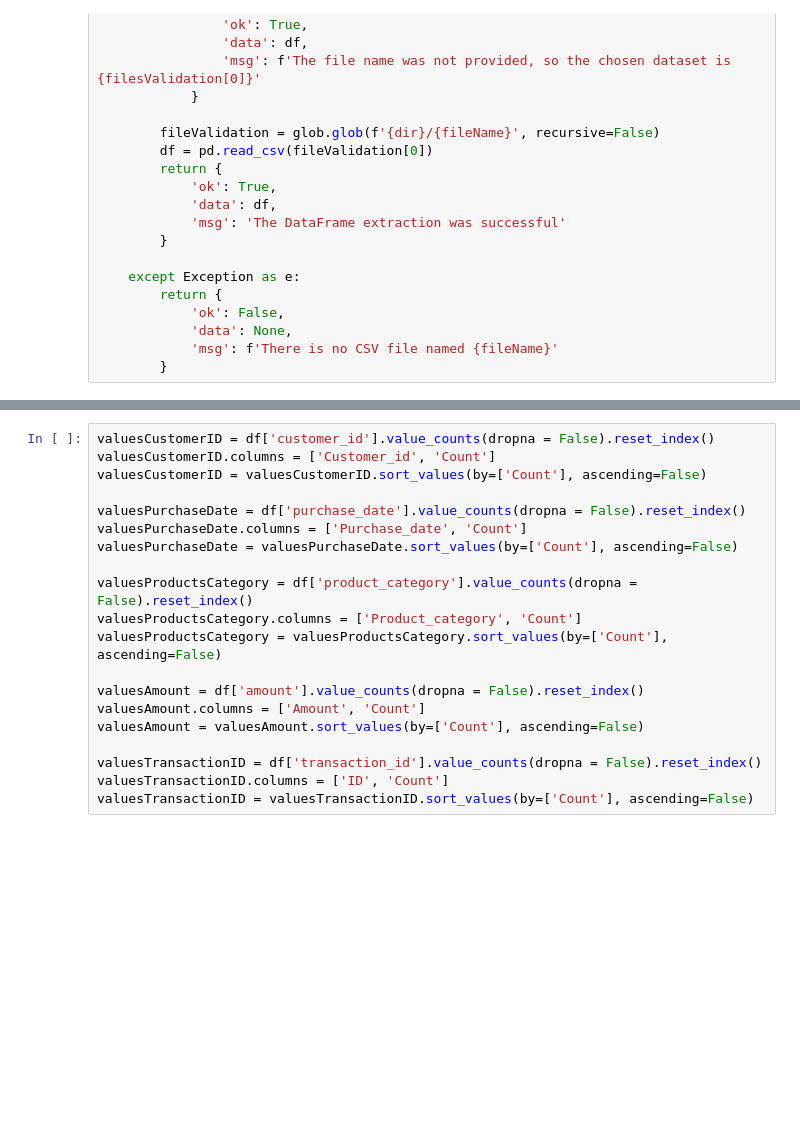
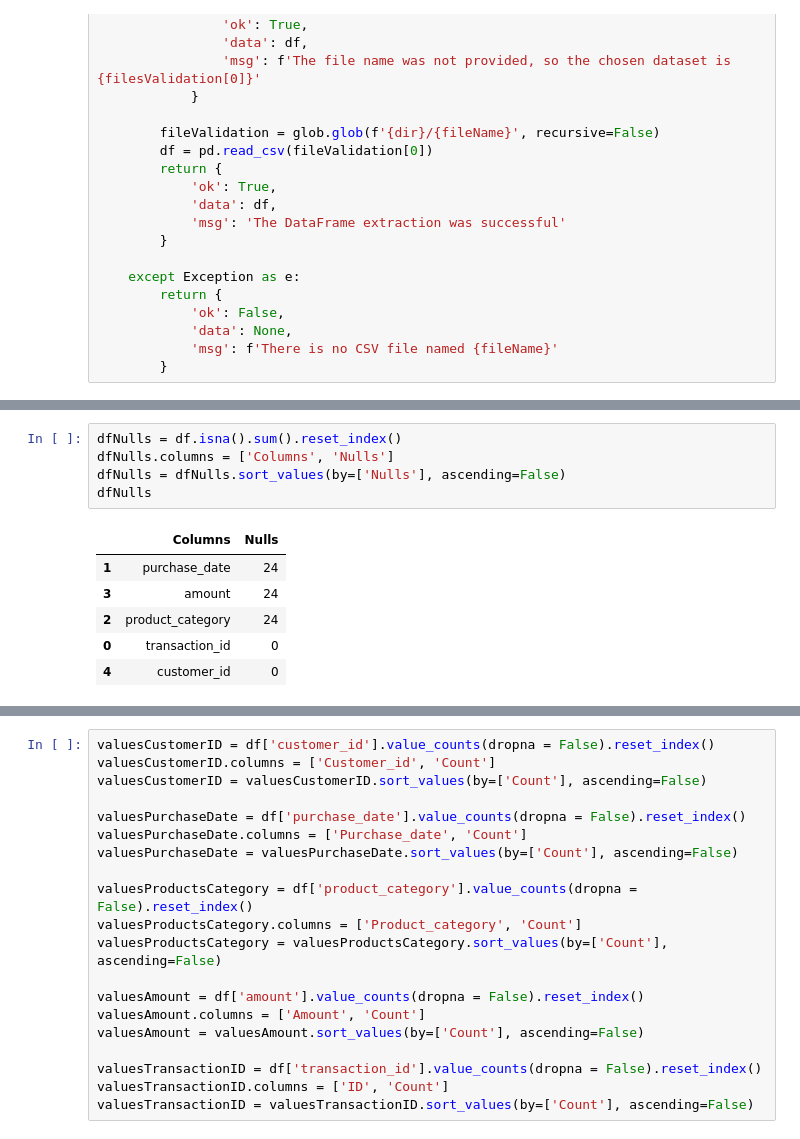
Before and after one commit to 317745/ETL_LAB-6, a Jupyter notebook: EDA.ipynb, the cells around one changed output, grey strips where cells are left out. Drawn from its saved outputs; the diff is of its cells as text; blank space fills up the shorter version.

```diff
--- a/EDA.ipynb
+++ b/EDA.ipynb
@@ -86,0 +91,12 @@ dfNulls = dfNulls.sort_values(by=['Nulls'], ascending=False)
+# %%
+dfNulls = df.isna().sum().reset_index()
+dfNulls.columns = ['Columns', 'Nulls']
+dfNulls = dfNulls.sort_values(by=['Nulls'], ascending=False)
+dfNulls
+# %% [output]
+|  | Columns | Nulls |
+| 1 | purchase_date | 24 |
+| 3 | amount | 24 |
+| 2 | product_category | 24 |
+| 0 | transaction_id | 0 |
+| 4 | customer_id | 0 |
```
Also changed, not shown: parts of 10 cells of this notebook, 6 other files.
